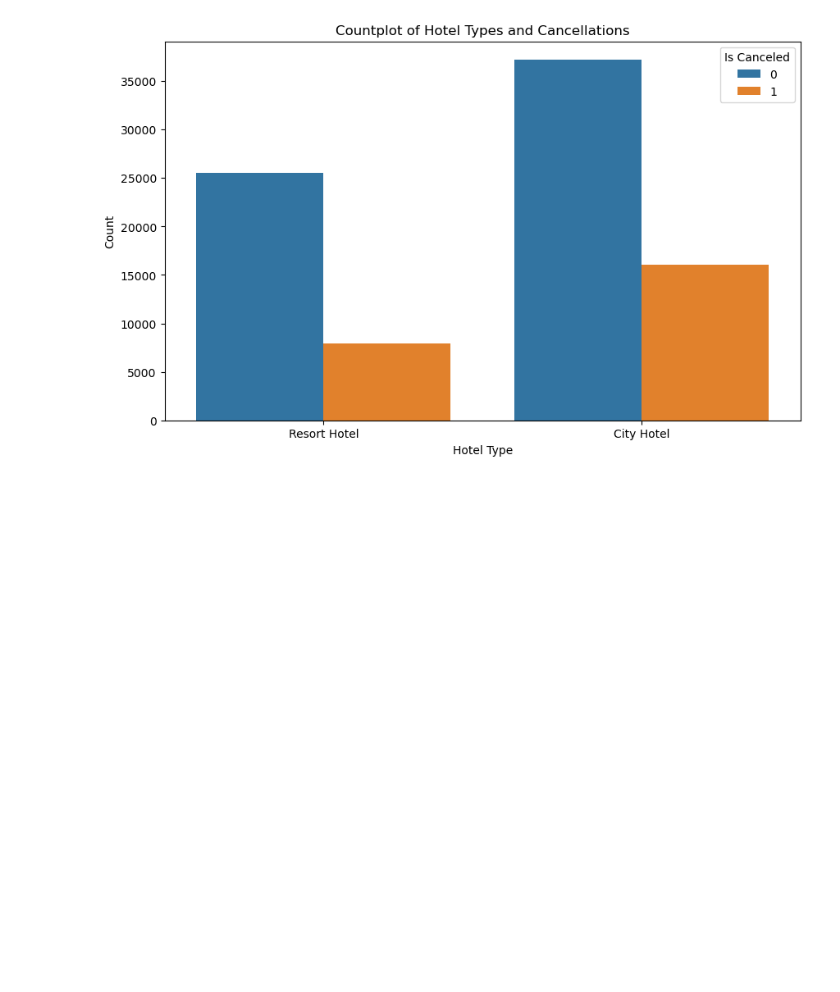
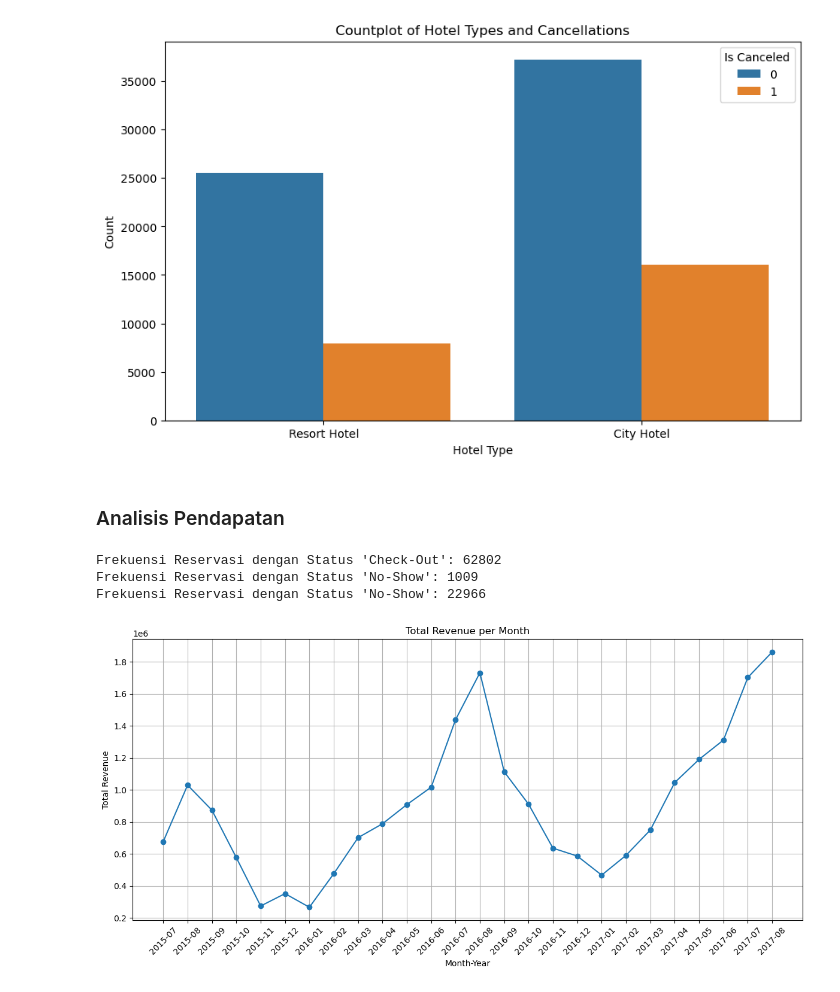
Before and after one commit to fakhrihisyam24/Hotel-Booking-Prediction, a Jupyter notebook: finpro_copy.ipynb, the cells around one changed output. Drawn from its saved outputs; the diff is of its cells as text; code cells hidden in the pictures; blank space fills up the shorter version.

```diff
--- a/finpro_copy.ipynb
+++ b/finpro_copy.ipynb
@@ -902,3 +1044,59 @@ plt.legend(title='Is Canceled')
 plt.show()
 # %% [output]
 [figure]
+# %% [markdown]
+### Analisis Pendapatan
+# %%
+# Filter data untuk status 'check-out' dan 'No-Show'
+filtered_df_revenue = df_cleaned[(df_cleaned['reservation_status'] == 'Check-Out') | (df_cleaned['reservation_status'] == 'No-Show') | (df_cleaned['reservation_status'] == 'Canceled')]
+
+# Hitung total malam menginap
+filtered_df_revenue['total_stays'] = filtered_df_revenue['stays_in_weekend_nights'] + filtered_df_revenue['stays_in_week_nights']
+
+# Hitung revenue
+filtered_df_revenue['revenue'] = filtered_df_revenue['total_stays'] * filtered_df['adr']
+
+# Hitung frekuensi kasus
+checkout_count = filtered_df_revenue[filtered_df_revenue['reservation_status'] == 'Check-Out'].shape[0]
+no_show_count = filtered_df_revenue[filtered_df_revenue['reservation_status'] == 'No-Show'].shape[0]
+canceled_count = filtered_df_revenue[filtered_df_revenue['reservation_status'] == 'Canceled'].shape[0]
+
+# Hitung total revenue
+total_revenue = filtered_df_revenue['revenue'].sum()
+
+# Tampilkan hasil
+print(f"Frekuensi Reservasi dengan Status 'Check-Out': {checkout_count}")
+print(f"Frekuensi Reservasi dengan Status 'No-Show': {no_show_count}")
+print(f"Frekuensi Reservasi dengan Status 'No-Show': {canceled_count}")
+# %% [output]
+Frekuensi Reservasi dengan Status 'Check-Out': 62802
+Frekuensi Reservasi dengan Status 'No-Show': 1009
+Frekuensi Reservasi dengan Status 'No-Show': 22966
+# %%
+# 2. Filter Data untuk status 'check-out' dan 'No-Show'
+filtered_data = df_cleaned[df_cleaned['reservation_status'].isin(['Check-Out', 'No-Show'])]
+
+# 3. Hitung total malam dan revenue
+filtered_data['total_nights'] = filtered_data['stays_in_week_nights'] + filtered_data['stays_in_weekend_nights']
+filtered_data['revenue'] = filtered_data['total_nights'] * filtered_data['adr']
+
+# 4. Tambahkan kolom untuk bulan dan tahun
+filtered_data['arrival_date'] = pd.to_datetime(filtered_data['arrival_date_year'].astype(str) + '-' +
+                                                filtered_data['arrival_date_month'] + '-01')
+filtered_data['month_year'] = filtered_data['arrival_date'].dt.to_period('M')
+
+# 5. Hitung total revenue per bulan
+monthly_revenue = filtered_data.groupby('month_year')['revenue'].sum().reset_index()
+
+# 6. Visualisasikan dengan Line Plot
+plt.figure(figsize=(12, 6))
+plt.plot(monthly_revenue['month_year'].astype(str), monthly_revenue['revenue'], marker='o')
+plt.title('Total Revenue per Month')
+plt.xlabel('Month-Year')
+plt.ylabel('Total Revenue')
+plt.xticks(rotation=45)
+plt.grid()
+plt.tight_layout()
+plt.show()
+# %% [output]
+[figure, added]
```
Also changed, not shown: parts of 15 cells of this notebook.
